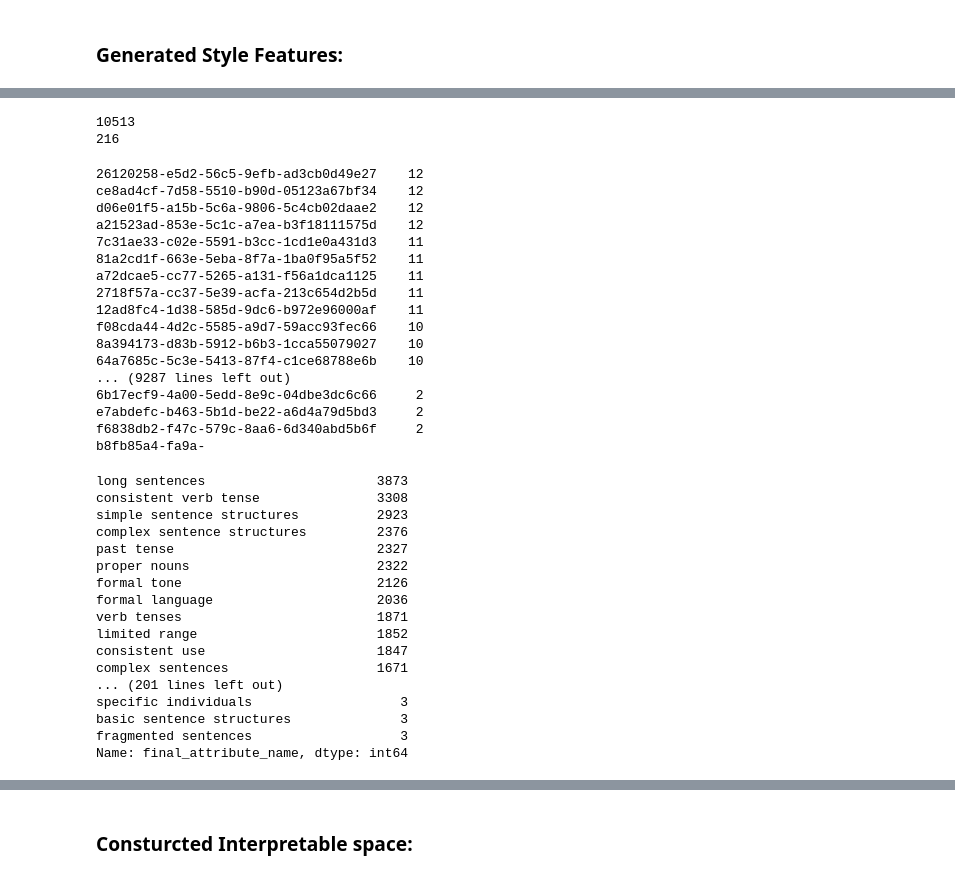
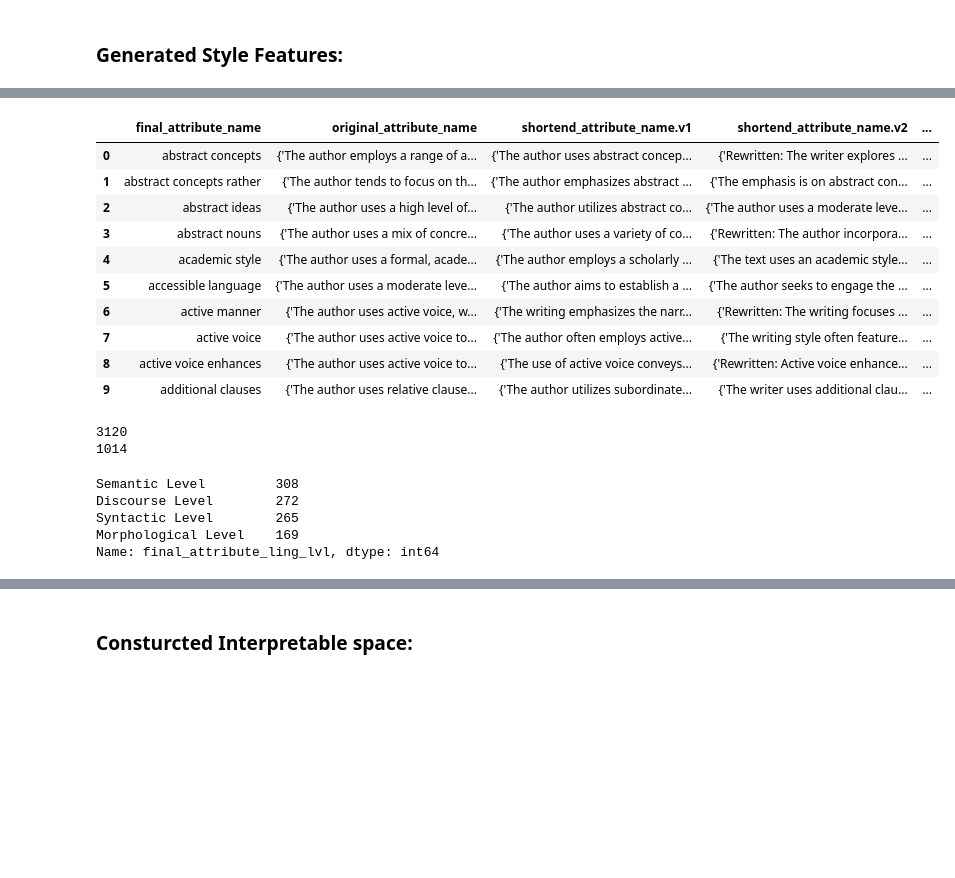
Before and after one commit to MiladAlshomary/latent-space-interpretation-for-stylistic-analysis, a Jupyter notebook: src-ipynb/phase_2_data.ipynb, the cells around one changed output, grey strips where cells are left out. Drawn from its saved outputs; the diff is of its cells as text; code cells hidden in the pictures; blank space fills up the shorter version.

```diff
--- a/src-ipynb/phase_2_data.ipynb
+++ b/src-ipynb/phase_2_data.ipynb
@@ -78,2 +128,3 @@ with open(path+'/explainability/all_documents_in_cross_genre.jsonl', 'w') as out
 # %%
 df = pd.read_csv('/mnt/swordfish-pool2/milad/hiatus-data/phase_2/explainability/filtered/refined_and_aggregated_features_final.csv')
+feat_to_ling_lvl = json.load(open('/mnt/swordfish-pool2/milad/hiatus-data/phase_2/explainability/feats_to_ling_lvl.json'))
@@ -88,0 +131,2 @@ df.head()
+# %%
+df['ling_lvl'] = df.original_attribute_name.apply(lambda x: feat_to_ling_lvl[x] if x in feat_to_ling_lvl else 'other')
@@ -88,0 +153,24 @@ df.head()
+# %%
+g_df = df.groupby('final_attribute_name').agg({'original_attribute_name': lambda feats: {f: feats.tolist().count(f) for f in set(feats)},
+                                               'shortend_attribute_name.v1': lambda feats: {f: feats.tolist().count(f) for f in set(feats)},
+                                               'shortend_attribute_name.v2': lambda feats: {f: feats.tolist().count(f) for f in set(feats)},
+                                               'aggregated_name': lambda feats: {f: feats.tolist().count(f) for f in set(feats)},
+                                               'documentID': lambda x: len(x),
+                                               'ling_lvl': lambda x: list(x)
+                                    }).reset_index()
+
+g_df['final_attribute_ling_lvl'] = g_df['ling_lvl'].apply(lambda x: Counter(x).most_common(1)[0][0])
+# %%
+g_df.sort_values('final_attribute_name').head(n=10)
+# %% [output]
+|  | final_attribute_name | original_attribute_name | shortend_attribute_name.v1 | shortend_attribute_name.v2 | ... |
+| 0 | abstract concepts | {'The author employs a range of a... | {'The author uses abstract concep... | {'Rewritten: The writer explores ... | ... |
+| 1 | abstract concepts rather | {'The author tends to focus on th... | {'The author emphasizes abstract ... | {'The emphasis is on abstract con... | ... |
+| 2 | abstract ideas | {'The author uses a high level of... | {'The author utilizes abstract co... | {'The author uses a moderate leve... | ... |
+| 3 | abstract nouns | {'The author uses a mix of concre... | {'The author uses a variety of co... | {'Rewritten: The author incorpora... | ... |
+| 4 | academic style | {'The author uses a formal, acade... | {'The author employs a scholarly ... | {'The text uses an academic style... | ... |
+| 5 | accessible language | {'The author uses a moderate leve... | {'The author aims to establish a ... | {'The author seeks to engage the ... | ... |
+| 6 | active manner | {'The author uses active voice, w... | {'The writing emphasizes the narr... | {'Rewritten: The writing focuses ... | ... |
+| 7 | active voice | {'The author uses active voice to... | {'The author often employs active... | {'The writing style often feature... | ... |
+| 8 | active voice enhances | {'The author uses active voice to... | {'The use of active voice conveys... | {'Rewritten: Active voice enhance... | ... |
+| 9 | additional clauses | {'The author uses relative clause... | {'The author utilizes subordinate... | {'The writer uses additional clau... | ... |
@@ -89,46 +179,12 @@ df.head()
 # %%
-print(df.documentID.nunique())
+print(df.aggregated_name.nunique())
 print(df.final_attribute_name.nunique())
+g_df.final_attribute_ling_lvl.value_counts()
 # %% [output]
-10513
-216
+3120
+1014
+Semantic Level         308
+Discourse Level        272
+Syntactic Level        265
+Morphological Level    169
+Name: final_attribute_ling_lvl, dtype: int64
-# %%
-df['documentID'].value_counts()
-# %% [output]
-26120258-e5d2-56c5-9efb-ad3cb0d49e27    12
-ce8ad4cf-7d58-5510-b90d-05123a67bf34    12
-d06e01f5-a15b-5c6a-9806-5c4cb02daae2    12
-a21523ad-853e-5c1c-a7ea-b3f18111575d    12
-7c31ae33-c02e-5591-b3cc-1cd1e0a431d3    11
-81a2cd1f-663e-5eba-8f7a-1ba0f95a5f52    11
-a72dcae5-cc77-5265-a131-f56a1dca1125    11
-2718f57a-cc37-5e39-acfa-213c654d2b5d    11
-12ad8fc4-1d38-585d-9dc6-b972e96000af    11
-f08cda44-4d2c-5585-a9d7-59acc93fec66    10
-8a394173-d83b-5912-b6b3-1cca55079027    10
-64a7685c-5c3e-5413-87f4-c1ce68788e6b    10
-... (9287 lines left out)
-6b17ecf9-4a00-5edd-8e9c-04dbe3dc6c66     2
-e7abdefc-b463-5b1d-be22-a6d4a79d5bd3     2
-f6838db2-f47c-579c-8aa6-6d340abd5b6f     2
-b8fb85a4-fa9a-
-# %%
-df['final_attribute_name'].value_counts()
-# %% [output]
-long sentences                      3873
-consistent verb tense               3308
-simple sentence structures          2923
-complex sentence structures         2376
-past tense                          2327
-proper nouns                        2322
-formal tone                         2126
-formal language                     2036
-verb tenses                         1871
-limited range                       1852
-consistent use                      1847
-complex sentences                   1671
-... (201 lines left out)
-specific individuals                   3
-basic sentence structures              3
-fragmented sentences                   3
-Name: final_attribute_name, dtype: int64
```
Also changed, not shown: parts of 40 cells of this notebook, 18 other files.
